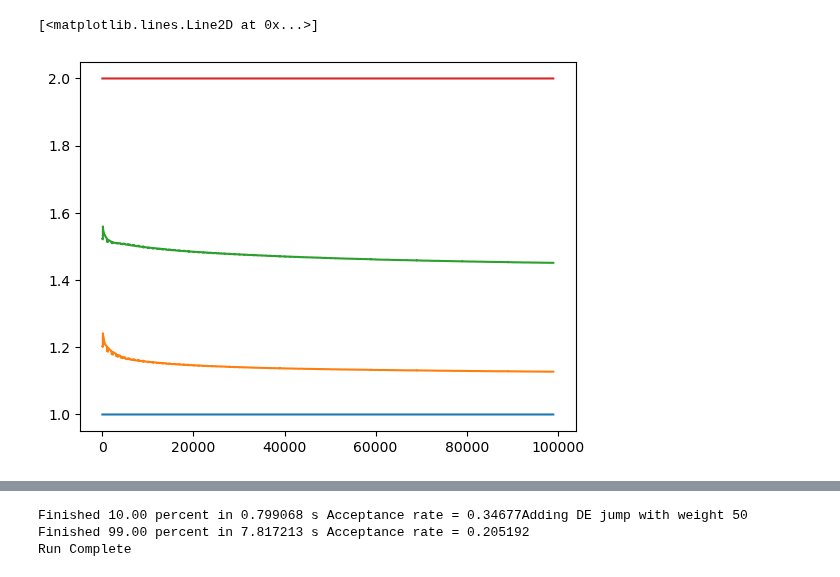
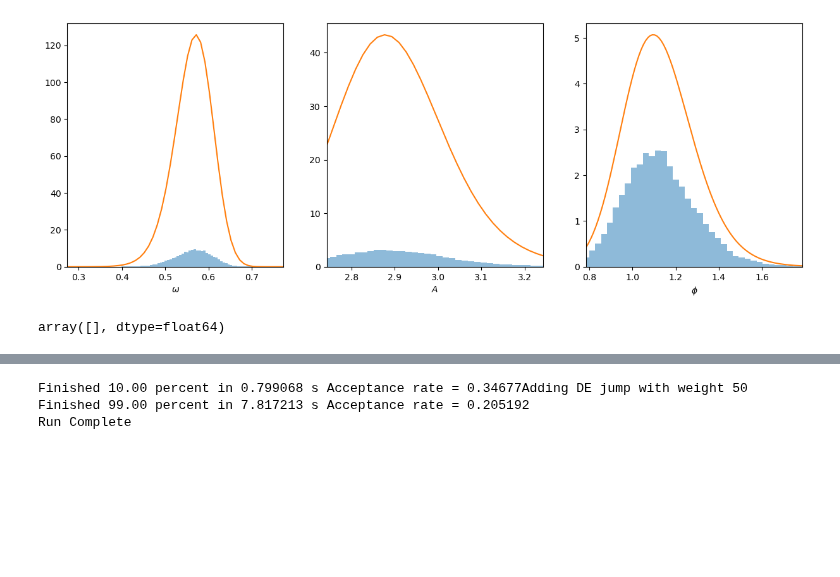
Before and after one commit to AaronDJohnson/impulse_mcmc, a Jupyter notebook: examples/test.ipynb, the cells around one changed output, grey strips where cells are left out. Cells and saved outputs as stored; diff of their text form; code cells hidden in the pictures; blank space fills up the shorter version.

```diff
--- a/examples/test.ipynb
+++ b/examples/test.ipynb
@@ -114,5 +58,6 @@ plt.axvline(omega_real, color='k', linestyle='--')
 # %%
-sampler = PTTestSampler(3, lnlike, lnprior, cov_update=100, ntemps=4, swap_steps=10, max_temp=2.0)
+# now sample it!
+sampler = PTTestSampler(3, lnlike, lnprior, cov_update=100, ntemps=4, swap_steps=10)
 # %%
 sampler.sample(np.array([2, 3, 1]), 100_000, thin=1)
 # %%
@@ -141,11 +82,33 @@ plt.ylim([-1, 1])
-# %%
-plt.plot(chains[0][:, -1])
-plt.plot(chains[1][:, -1])
-plt.plot(chains[2][:, -1])
-plt.plot(chains[3][:, -1])
-# %% [output]
-[<matplotlib.lines.Line2D at 0x...>]
-[figure, removed]
+# %%
+chain_idx = 3
+temp = sampler.ptstate.ladder[chain_idx]
+
+omega_post = np.sum(np.exp(1 / temp * (total - np.max(total))), axis=(0, 2))
+phi_post = np.sum(np.exp(1 / temp * (total - np.max(total))), axis=(0, 1))
+a_post = np.sum(np.exp(1 / temp * (total - np.max(total))), axis=(1, 2))
+
+fig, ax = plt.subplots(1, 3, figsize=(15, 5))
+ax[0].hist(chains[chain_idx][:, 0], alpha=0.5, bins=70, density=True)
+ax[0].plot(omega, omega_post / 1.2)
+ax[0].set_xlim(([omega_real - 0.25, omega_real + 0.25]))
+ax[0].set_xlabel(r'$\omega$')
+
+ax[1].hist(chains[chain_idx][:, 1], alpha=0.5, bins=100, density=True)
+ax[1].plot(a, a_post / 2)
+ax[1].set_xlim(([a_real - 0.25, a_real + 0.25]))
+ax[1].set_xlabel(r'$A$')
+
+ax[2].hist(chains[chain_idx][:, 2], alpha=0.5, bins=50, density=True)
+ax[2].plot(phi, phi_post / 8.5)
+ax[2].set_xlim(([phi_real - 0.5, phi_real + 0.5]))
+ax[2].set_xlabel(r'$\phi$')
+plt.show()
+# %% [output]
+[figure, added]
+# %%
+sampler.ptstate.compute_accept_ratio()
+# %% [output]
+array([], dtype=float64)
 # %%
 plt.hist(chains[0][:, 0], alpha=0.5, bins=50, density=True);
 plt.hist(chains[1][:, 0], alpha=0.5, bins=50, density=True);
```
Also changed, not shown: parts of 18 cells of this notebook, 4 other files.
